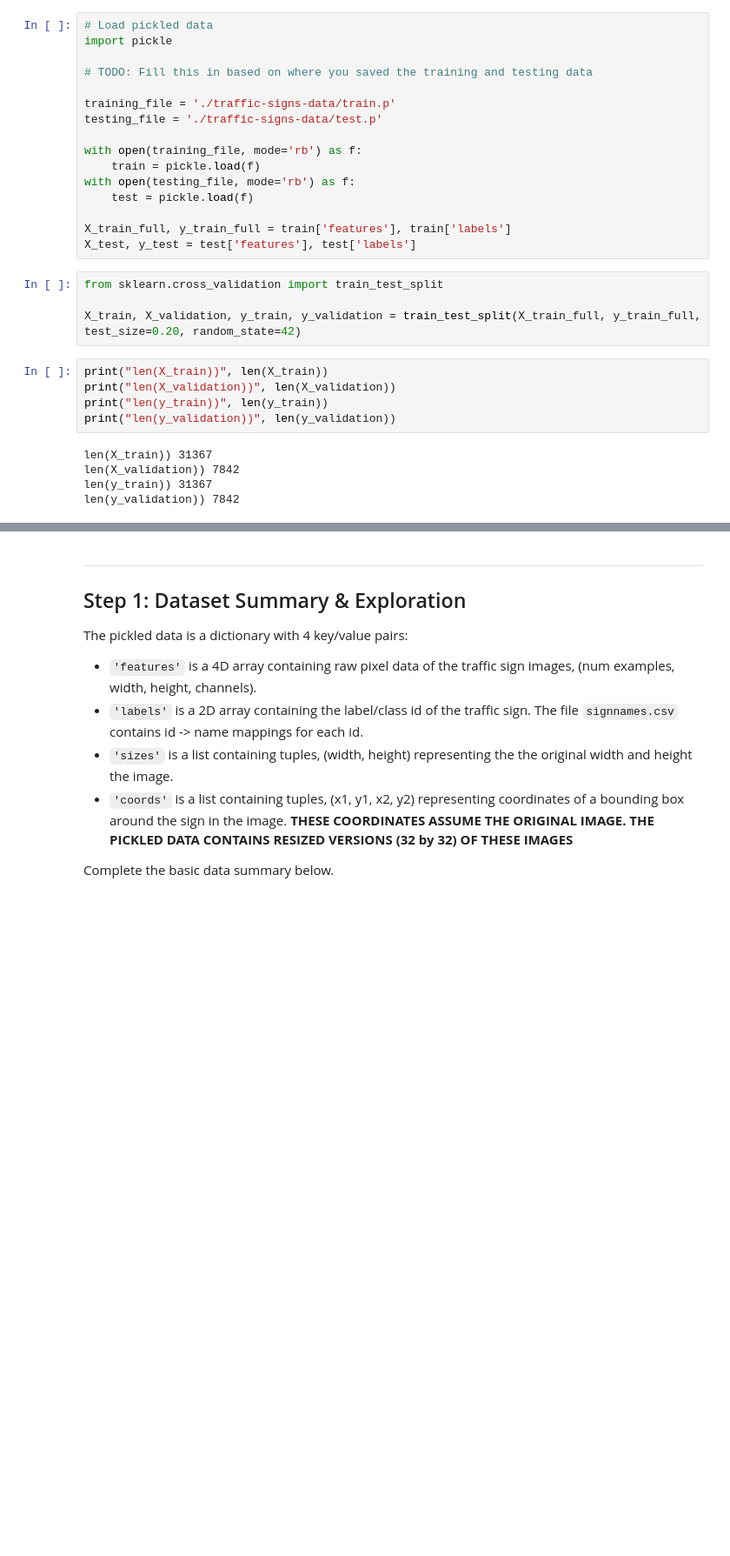
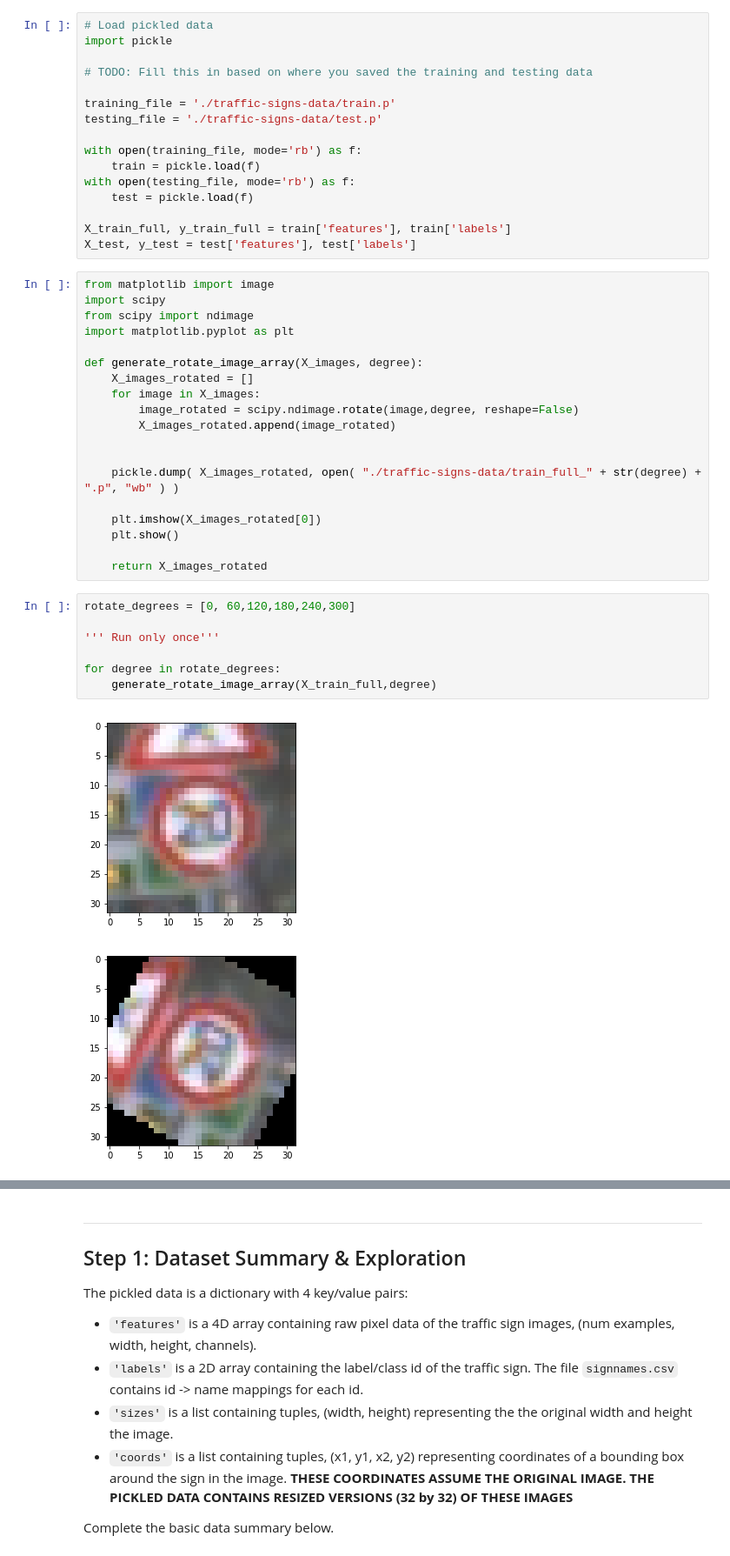
Before and after one commit to lixinso/CarND-Traffic-Sign-Classifier-Project, a Jupyter notebook: Traffic_Sign_Classifier.ipynb, the cells around one changed output, grey strips where cells are left out. Shown: that part at 87% size. Cells and saved outputs as stored; diff of their text form; blank space fills up the shorter version.

```diff
--- a/Traffic_Sign_Classifier.ipynb
+++ b/Traffic_Sign_Classifier.ipynb
@@ -29,17 +29,32 @@ with open(testing_file, mode='rb') as f:
 
 X_train_full, y_train_full = train['features'], train['labels']
 X_test, y_test = test['features'], test['labels']
-# %%
-from sklearn.cross_validation import train_test_split
-
-X_train, X_validation, y_train, y_validation = train_test_split(X_train_full, y_train_full, test_size=0.20, random_state=42)
-# %%
-print("len(X_train))", len(X_train))
-print("len(X_validation))", len(X_validation))
-print("len(y_train))", len(y_train))
-print("len(y_validation))", len(y_validation))
-# %% [output]
-len(X_train)) 31367
-len(X_validation)) 7842
-len(y_train)) 31367
-len(y_validation)) 7842
+# %%
+from matplotlib import image
+import scipy
+from scipy import ndimage
+import matplotlib.pyplot as plt
+
+def generate_rotate_image_array(X_images, degree):
+    X_images_rotated = []
+    for image in X_images:
+        image_rotated = scipy.ndimage.rotate(image,degree, reshape=False)
+        X_images_rotated.append(image_rotated)
+
+
+    pickle.dump( X_images_rotated, open( "./traffic-signs-data/train_full_" + str(degree) + ".p", "wb" ) )
+
+    plt.imshow(X_images_rotated[0])
+    plt.show()
+
+    return X_images_rotated
+# %%
+rotate_degrees = [0, 60,120,180,240,300]
+
+''' Run only once'''
+
+for degree in rotate_degrees:
+    generate_rotate_image_array(X_train_full,degree)
+# %% [output]
+[figure, added]
+[figure, added]
```
Also changed, not shown: parts of 18 cells of this notebook.
